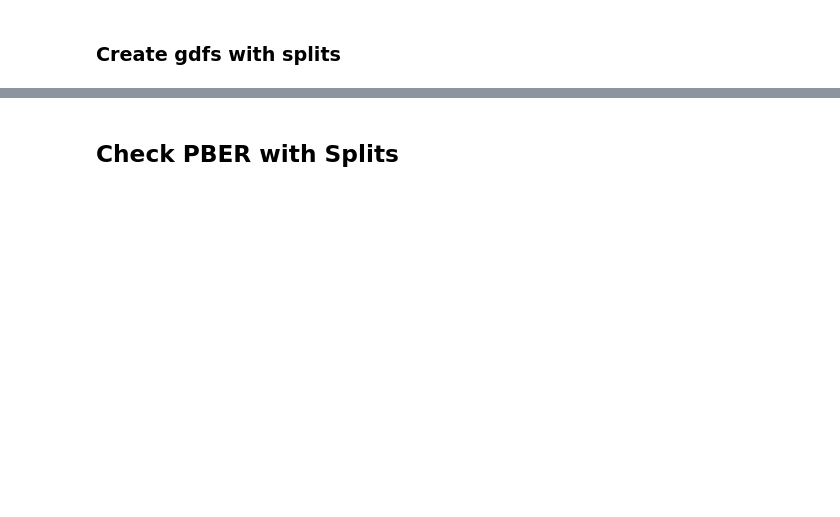
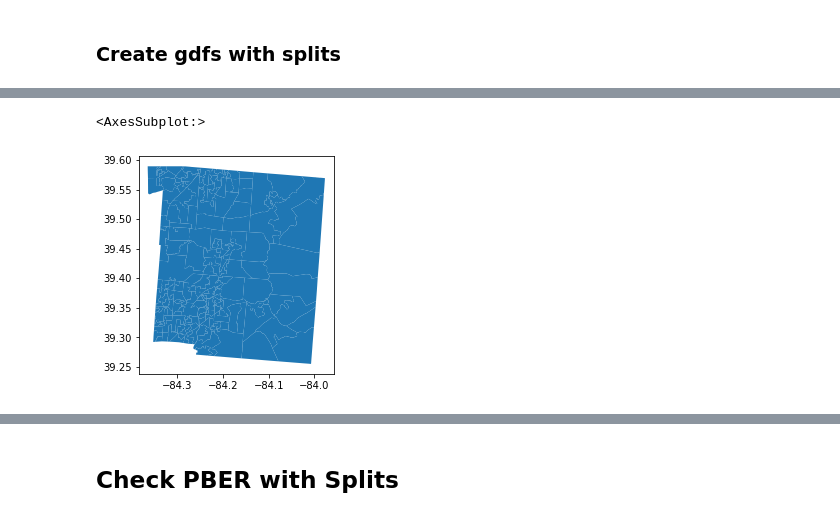
Before and after one commit to nonpartisan-redistricting-datahub/pber_collection, a Jupyter notebook: OH/2022/oh_boundaries_prec_matching.ipynb, the cells around one changed output, grey strips where cells are left out. Cells and saved outputs as stored; diff of their text form; code cells hidden in the pictures; blank space fills up the shorter version.

Commit message:
wip continued, emailed geoff update, to do tmr: fix remaining ~11 blocks with overlaps

```diff
--- a/OH/2022/oh_boundaries_prec_matching.ipynb
+++ b/OH/2022/oh_boundaries_prec_matching.ipynb
@@ -1458,0 +1389,6 @@ su_elections_df[su_elections_df["SU_DIST"]==0]
+# %%
+gp.overlay(sl_pber_splits_gdf[sl_pber_splits_gdf['COUNTYNM']=="WARREN"], sl_shp[(sl_shp["DISTRICT"]=="55")|(sl_shp["DISTRICT"]=="56")], how = "intersection").plot()
+#See Warren fully overlaps/contains districts 55 and 56... So, where should the SL55 votes go?
+# %% [output]
+<AxesSubplot:>
+[figure, added]
```
Also changed, not shown: parts of 53 cells of this notebook.
